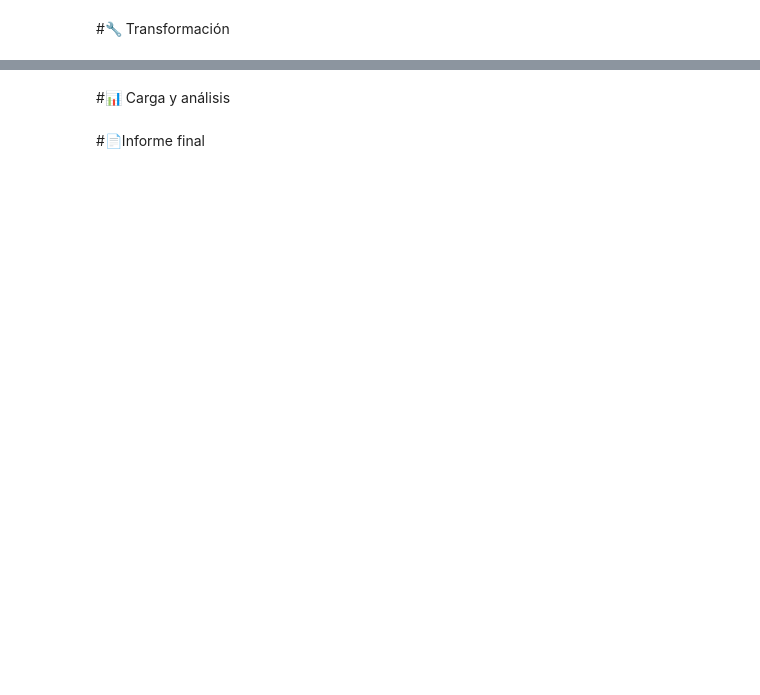
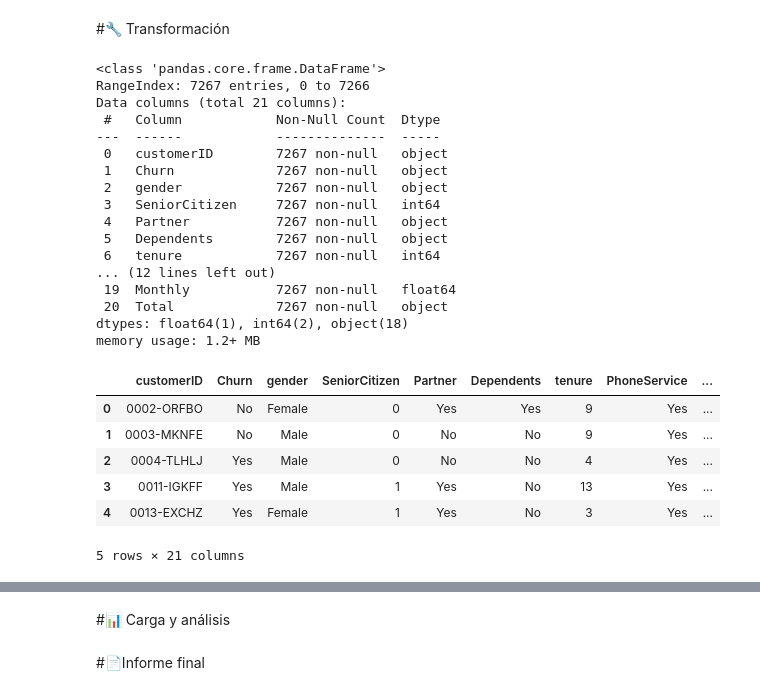
Before and after one commit to Marglodis/challenge2-data-science-LATAM, a Jupyter notebook: TelecomX_LATAM.ipynb, the cells around one changed output, grey strips where cells are left out. Cells and saved outputs as stored; diff of their text form; code cells hidden in the pictures; blank space fills up the shorter version.

```diff
--- a/TelecomX_LATAM.ipynb
+++ b/TelecomX_LATAM.ipynb
@@ -28,2 +44,50 @@ df
 # %% [markdown]
 #🔧 Transformación
+# %%
+# Desanidar el JSON y explorar estructura
+df_customer = pd.json_normalize(df['customer'])
+df_phone = pd.json_normalize(df['phone'])
+df_internet = pd.json_normalize(df['internet'])
+df_account = pd.json_normalize(df['account'])
+df_charges = pd.json_normalize(df['account'].apply(lambda x: x['Charges'] if 'Charges' in x else {}))
+
+cols_to_drop = [col for col in df_account.columns if col.startswith('Charges')]
+
+# Combinar todo en un solo DataFrame
+df = pd.concat([
+    df[['customerID', 'Churn']],
+    df_customer,
+    df_phone,
+    df_internet,
+    df_account.drop(columns=cols_to_drop),
+    df_charges
+], axis=1)
+
+# Mostrar las primeras filas y forma del DataFrame
+df.info()
+df.head()
+# %% [output]
+<class 'pandas.core.frame.DataFrame'>
+RangeIndex: 7267 entries, 0 to 7266
+Data columns (total 21 columns):
+ #   Column            Non-Null Count  Dtype
+---  ------            --------------  -----
+ 0   customerID        7267 non-null   object
+ 1   Churn             7267 non-null   object
+ 2   gender            7267 non-null   object
+ 3   SeniorCitizen     7267 non-null   int64
+ 4   Partner           7267 non-null   object
+ 5   Dependents        7267 non-null   object
+ 6   tenure            7267 non-null   int64
+... (12 lines left out)
+ 19  Monthly           7267 non-null   float64
+ 20  Total             7267 non-null   object
+dtypes: float64(1), int64(2), object(18)
+memory usage: 1.2+ MB
+|  | customerID | Churn | gender | SeniorCitizen | Partner | Dependents | tenure | PhoneService | ... |
+| 0 | 0002-ORFBO | No | Female | 0 | Yes | Yes | 9 | Yes | ... |
+| 1 | 0003-MKNFE | No | Male | 0 | No | No | 9 | Yes | ... |
+| 2 | 0004-TLHLJ | Yes | Male | 0 | No | No | 4 | Yes | ... |
+| 3 | 0011-IGKFF | Yes | Male | 1 | Yes | No | 13 | Yes | ... |
+| 4 | 0013-EXCHZ | Yes | Female | 1 | Yes | No | 3 | Yes | ... |
+5 rows × 21 columns
```
Also changed, not shown: parts of 6 cells of this notebook.
